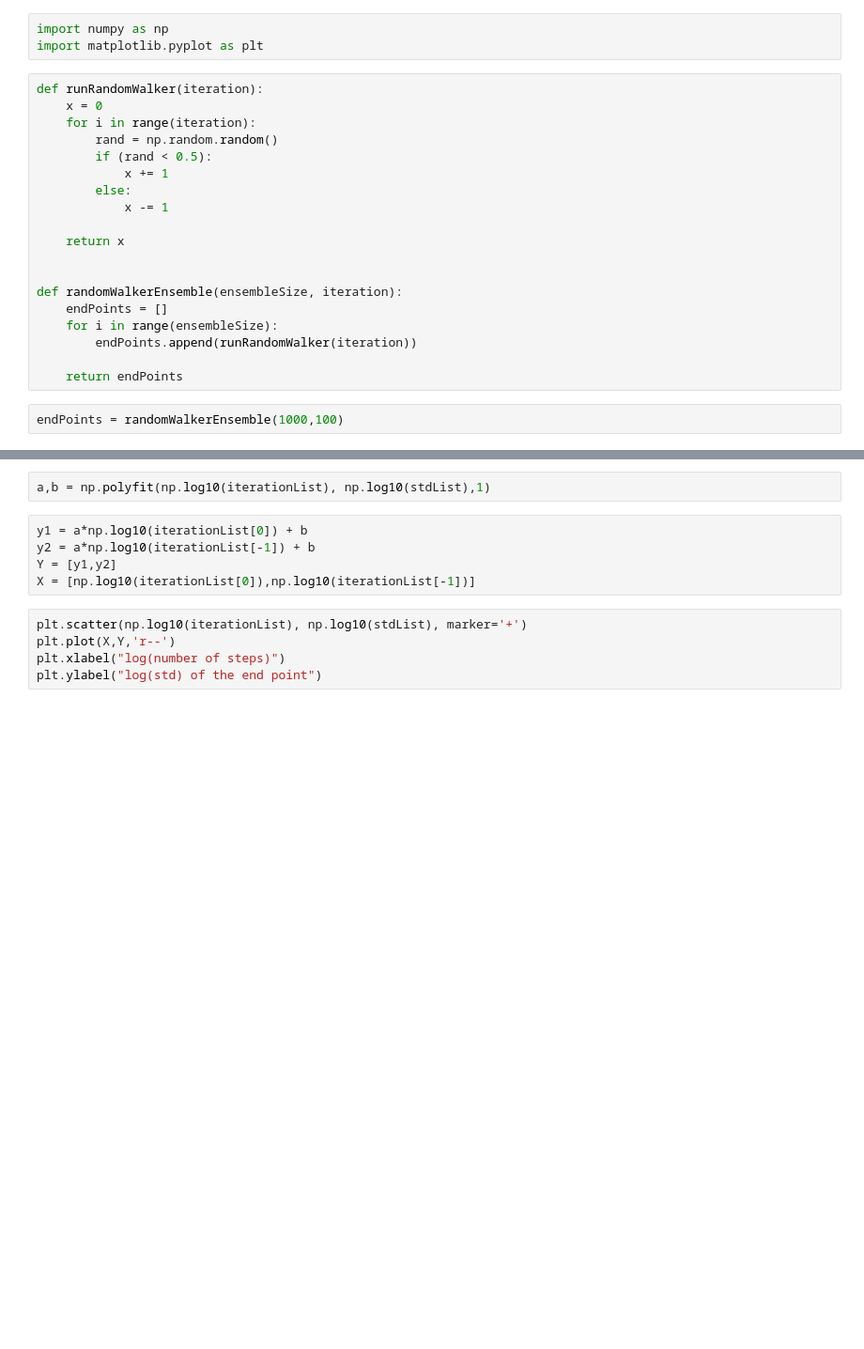
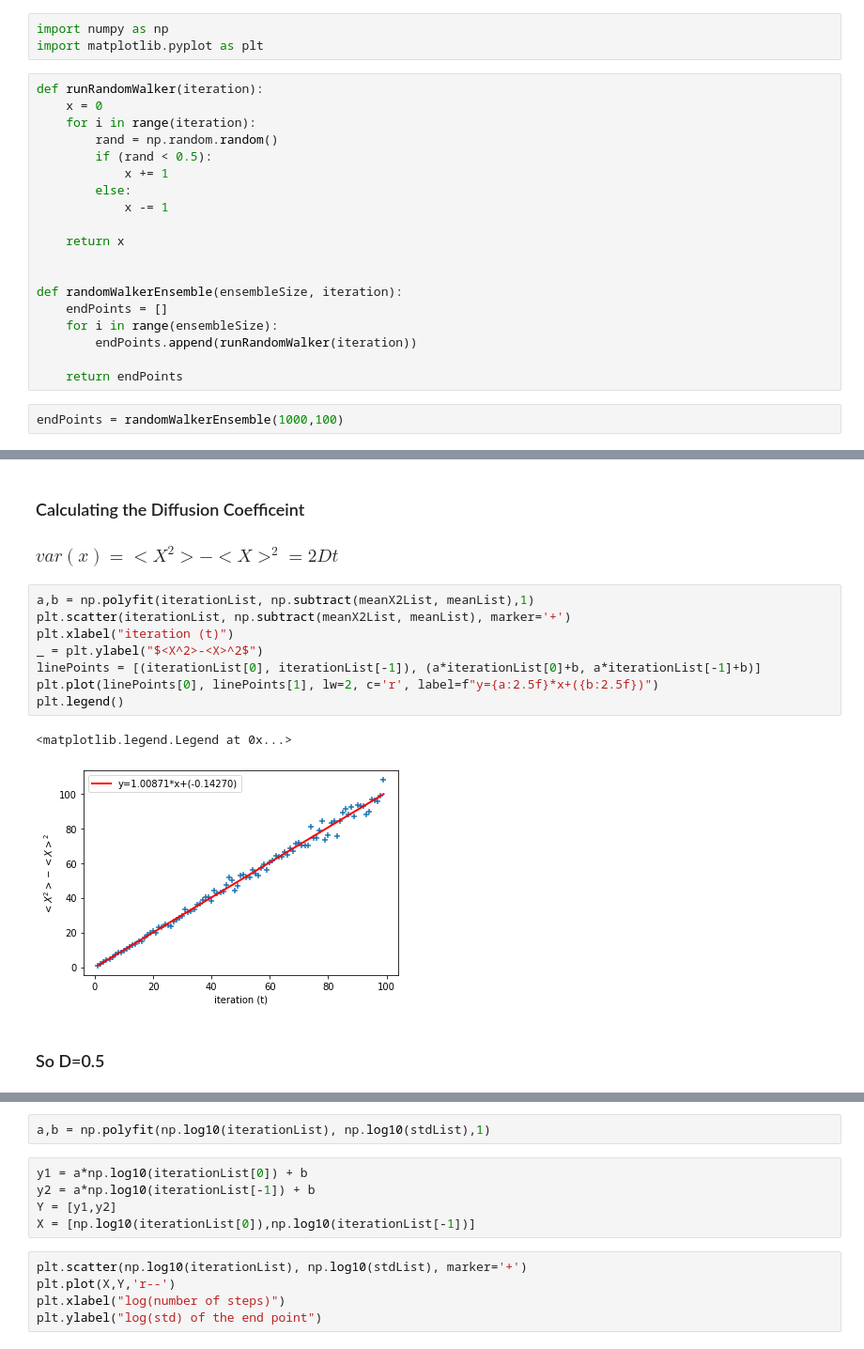
Before and after one commit to alifele/Computational-Physics, a Jupyter notebook: ComputationalPhysicsBookOld/RandomSystems/RandomWalk.ipynb, the cells around one changed output, grey strips where cells are left out. Shown at 94% size. Drawn from its saved outputs; the diff is of its cells as text; blank space fills up the shorter version.

```diff
--- a/ComputationalPhysicsBookOld/RandomSystems/RandomWalk.ipynb
+++ b/ComputationalPhysicsBookOld/RandomSystems/RandomWalk.ipynb
@@ -37,0 +48,17 @@ for iteration in range(1,100):
+# %% [markdown]
+### Calculating the Diffusion Coefficeint
+
+### $var(x) = <X^2> - <X>^2 = 2Dt$
+# %%
+a,b = np.polyfit(iterationList, np.subtract(meanX2List, meanList),1)
+plt.scatter(iterationList, np.subtract(meanX2List, meanList), marker='+')
+plt.xlabel("iteration (t)")
+_ = plt.ylabel("$<X^2>-<X>^2$")
+linePoints = [(iterationList[0], iterationList[-1]), (a*iterationList[0]+b, a*iterationList[-1]+b)]
+plt.plot(linePoints[0], linePoints[1], lw=2, c='r', label=f"y={a:2.5f}*x+({b:2.5f})")
+plt.legend()
+# %% [output]
+<matplotlib.legend.Legend at 0x...>
+[figure, added]
+# %% [markdown]
+### So D=0.5
```
Also changed, not shown: parts of 13 cells of this notebook.
